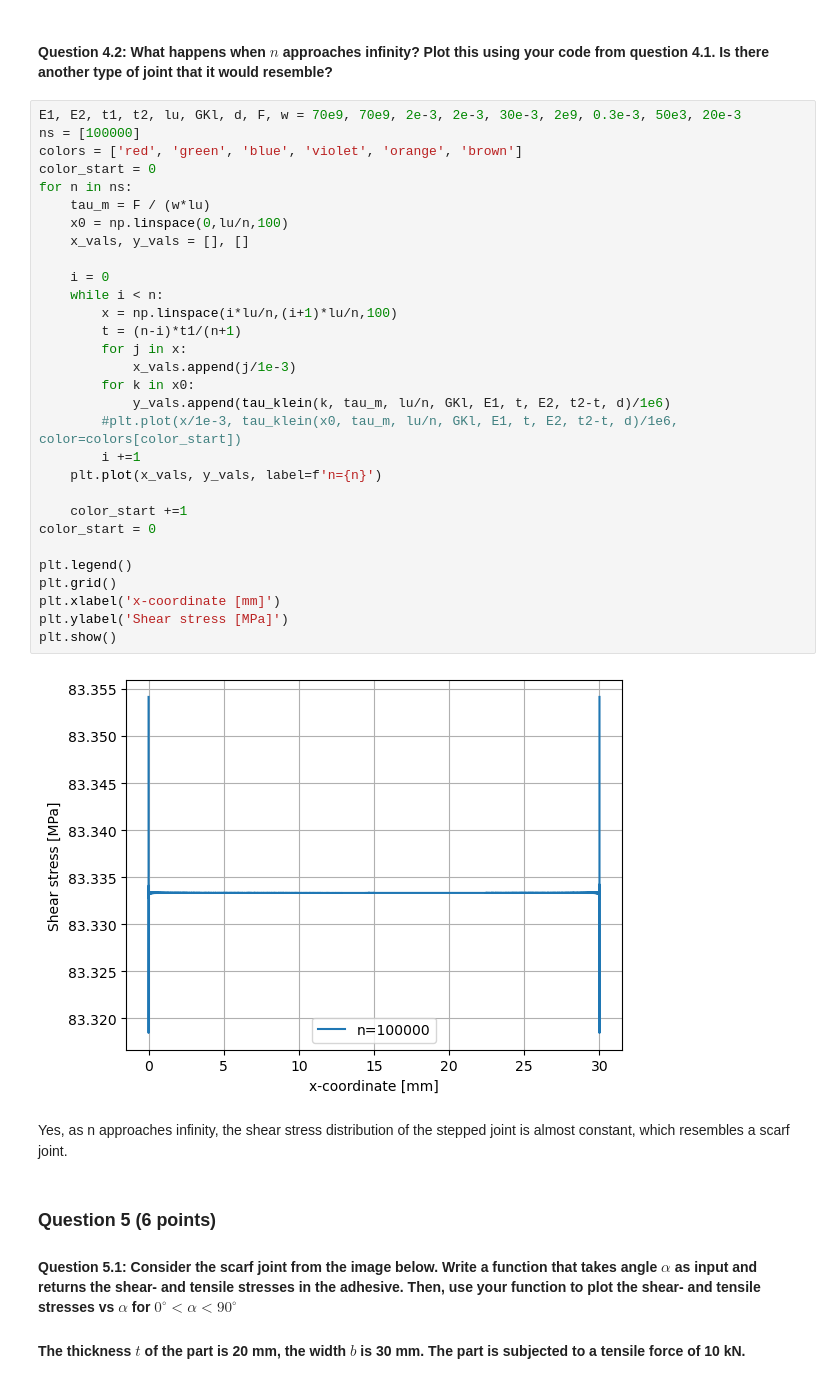
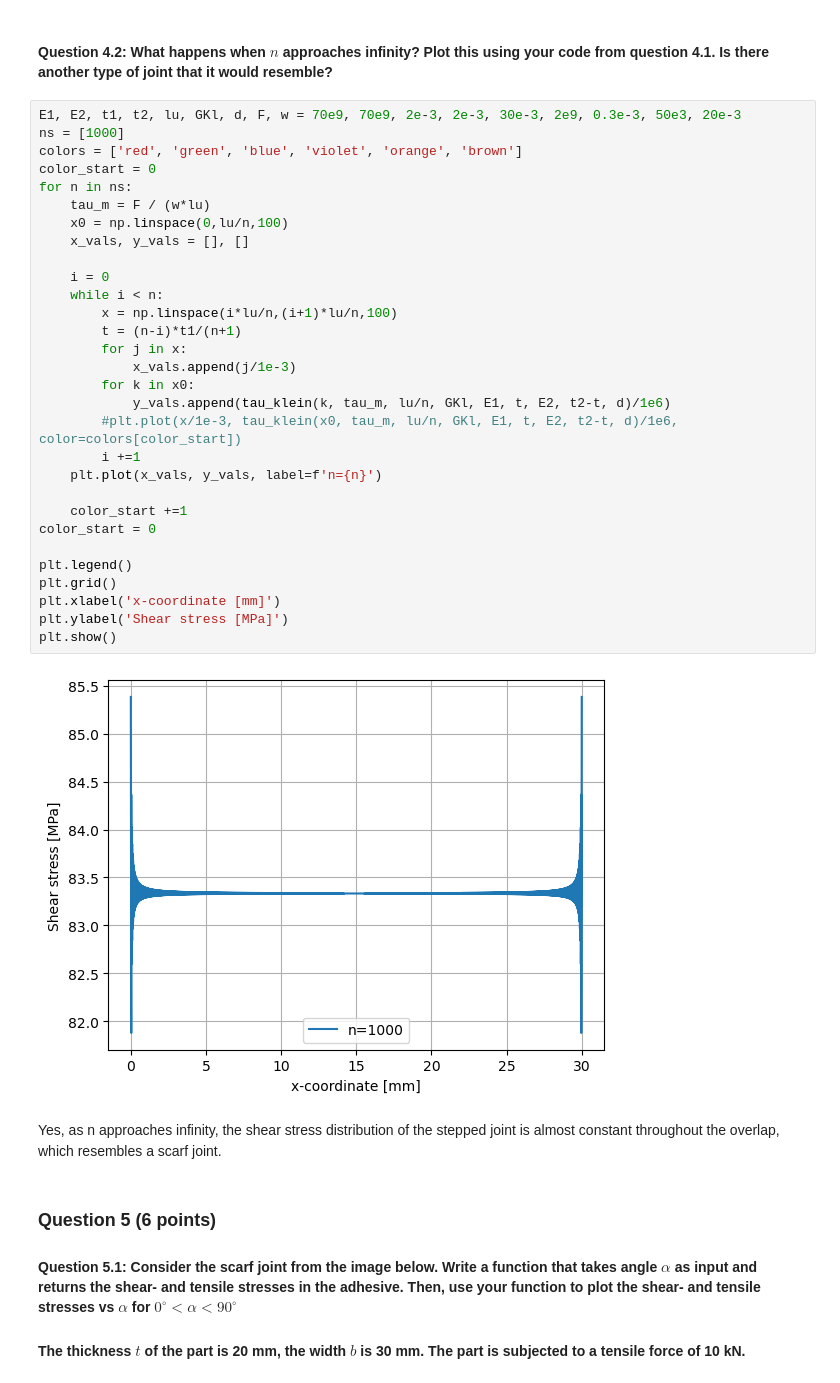
Before and after one commit to arthurstreebgreebling/PCM, a Jupyter notebook: A3 Joining/Joining.ipynb, the cells around one changed output. Saved outputs shown, nothing was run; the diff lists cells and outputs as text.

```diff
--- a/A3 Joining/Joining.ipynb
+++ b/A3 Joining/Joining.ipynb
@@ -186,38 +186,38 @@ plt.show()
 #### Question 4.2: What happens when $n$ approaches infinity? Plot this using your code from question 4.1. Is there another type of joint that it would resemble?
 # %%
 E1, E2, t1, t2, lu, GKl, d, F, w = 70e9, 70e9, 2e-3, 2e-3, 30e-3, 2e9, 0.3e-3, 50e3, 20e-3
-ns = [100000]
+ns = [1000]
 colors = ['red', 'green', 'blue', 'violet', 'orange', 'brown']
 color_start = 0
 for n in ns:
     tau_m = F / (w*lu)
     x0 = np.linspace(0,lu/n,100)
     x_vals, y_vals = [], []
 
     i = 0
     while i < n:
         x = np.linspace(i*lu/n,(i+1)*lu/n,100)
         t = (n-i)*t1/(n+1)
         for j in x:
             x_vals.append(j/1e-3)
         for k in x0:
             y_vals.append(tau_klein(k, tau_m, lu/n, GKl, E1, t, E2, t2-t, d)/1e6)
         #plt.plot(x/1e-3, tau_klein(x0, tau_m, lu/n, GKl, E1, t, E2, t2-t, d)/1e6, color=colors[color_start])
         i +=1
     plt.plot(x_vals, y_vals, label=f'n={n}')
 
     color_start +=1
 color_start = 0
 
 plt.legend()
 plt.grid()
 plt.xlabel('x-coordinate [mm]')
 plt.ylabel('Shear stress [MPa]')
 plt.show()
 # %% [output]
-[figure, old version]
+[figure, new version]
 # %% [markdown]
-Yes, as n approaches infinity, the shear stress distribution of the stepped joint is almost constant, which resembles a scarf joint.
+Yes, as n approaches infinity, the shear stress distribution of the stepped joint is almost constant throughout the overlap, which resembles a scarf joint.
 # %% [markdown]
 ### Question 5 (6 points)
 
```
Also changed, not shown: parts of 7 cells of this notebook, 9 other files.
